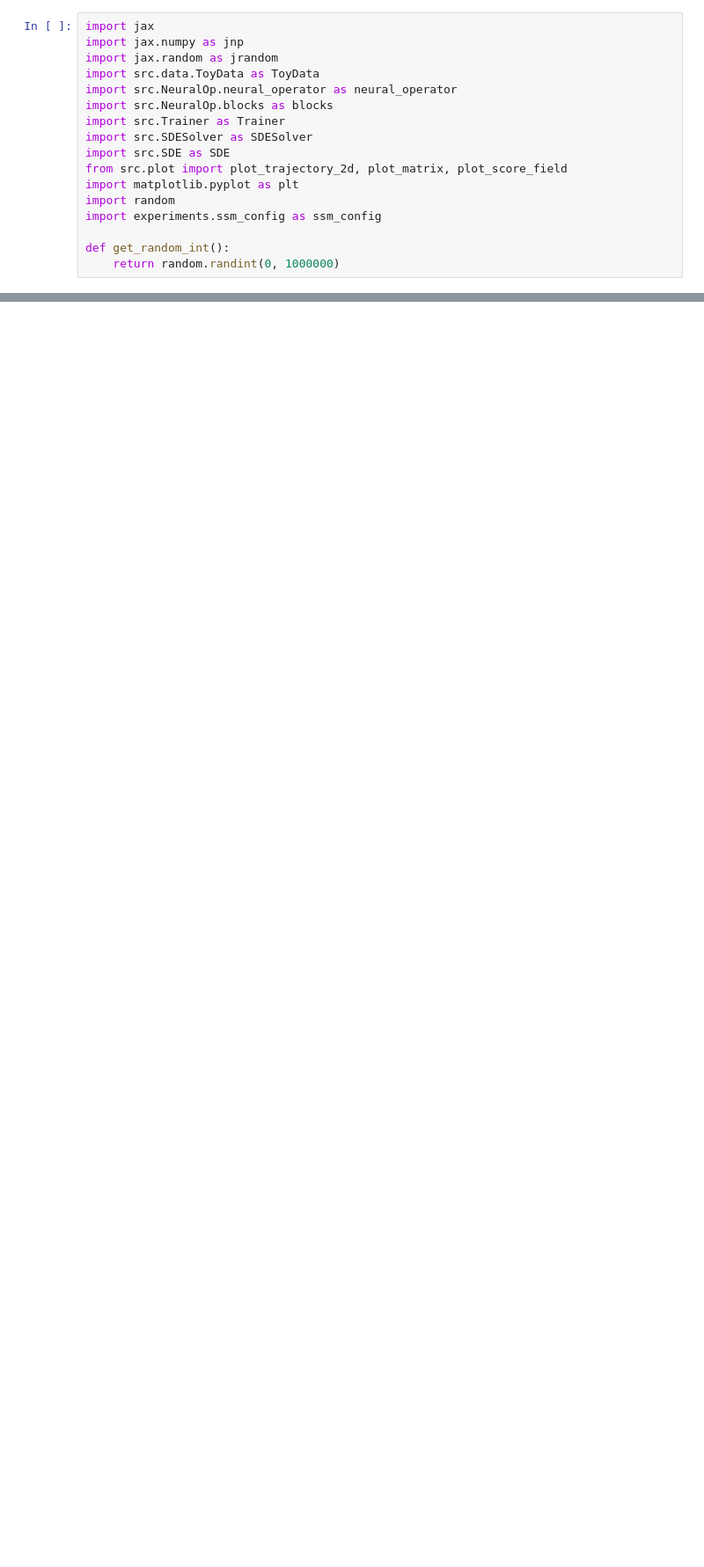
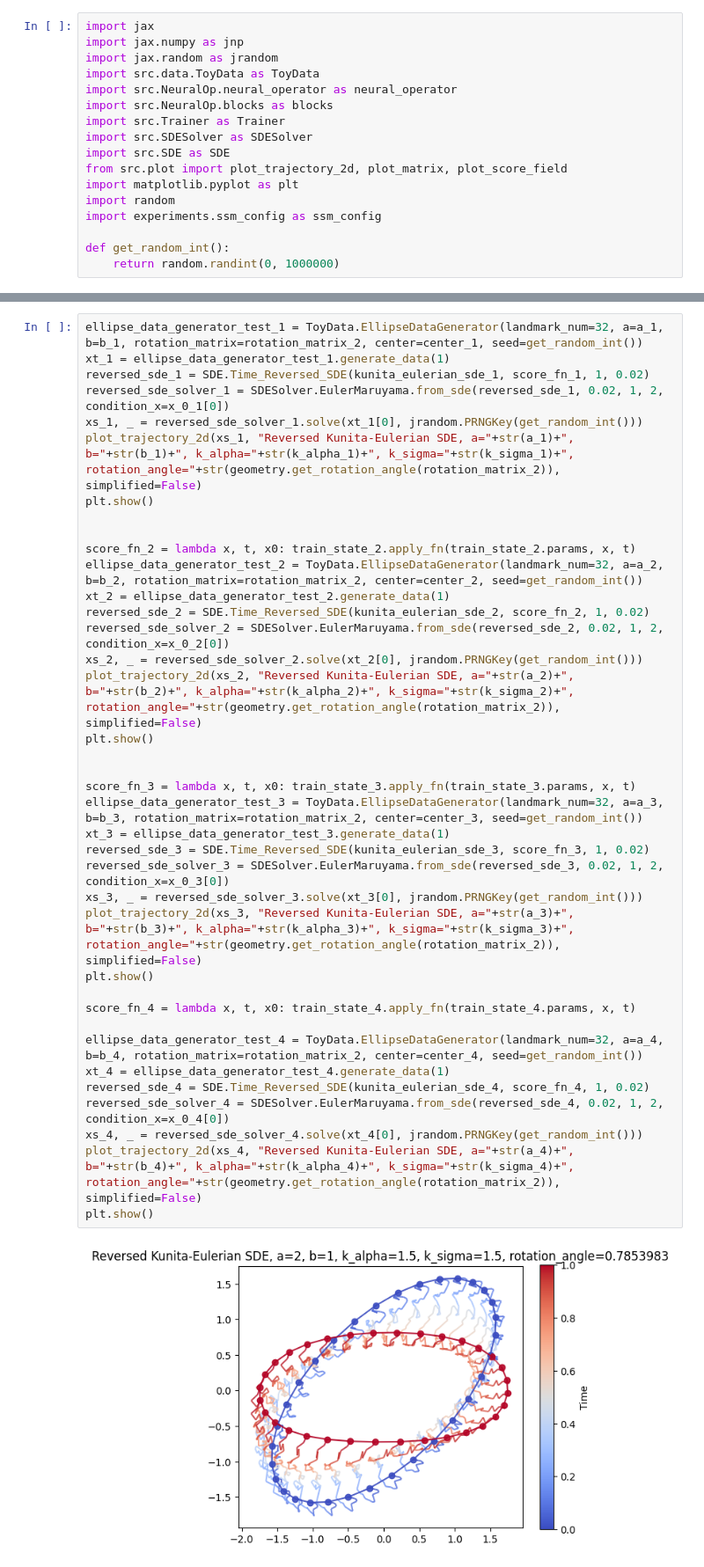
Before and after one commit to MateosCz/DSM_learning_notebook, a Jupyter notebook: neuralOP.ipynb, the cells around one changed output, grey strips where cells are left out. Shown at 88% size. Drawn from its saved outputs; the diff is of its cells as text; blank space fills up the shorter version.

```diff
--- a/neuralOP.ipynb
+++ b/neuralOP.ipynb
@@ -185,0 +188,40 @@ plt.show()
+# %%
+ellipse_data_generator_test_1 = ToyData.EllipseDataGenerator(landmark_num=32, a=a_1, b=b_1, rotation_matrix=rotation_matrix_2, center=center_1, seed=get_random_int())
+xt_1 = ellipse_data_generator_test_1.generate_data(1)
+reversed_sde_1 = SDE.Time_Reversed_SDE(kunita_eulerian_sde_1, score_fn_1, 1, 0.02)
+reversed_sde_solver_1 = SDESolver.EulerMaruyama.from_sde(reversed_sde_1, 0.02, 1, 2, condition_x=x_0_1[0])
+xs_1, _ = reversed_sde_solver_1.solve(xt_1[0], jrandom.PRNGKey(get_random_int()))
+plot_trajectory_2d(xs_1, "Reversed Kunita-Eulerian SDE, a="+str(a_1)+", b="+str(b_1)+", k_alpha="+str(k_alpha_1)+", k_sigma="+str(k_sigma_1)+", rotation_angle="+str(geometry.get_rotation_angle(rotation_matrix_2)), simplified=False)
+plt.show()
+
+
+score_fn_2 = lambda x, t, x0: train_state_2.apply_fn(train_state_2.params, x, t)
+ellipse_data_generator_test_2 = ToyData.EllipseDataGenerator(landmark_num=32, a=a_2, b=b_2, rotation_matrix=rotation_matrix_2, center=center_2, seed=get_random_int())
+xt_2 = ellipse_data_generator_test_2.generate_data(1)
+reversed_sde_2 = SDE.Time_Reversed_SDE(kunita_eulerian_sde_2, score_fn_2, 1, 0.02)
+reversed_sde_solver_2 = SDESolver.EulerMaruyama.from_sde(reversed_sde_2, 0.02, 1, 2, condition_x=x_0_2[0])
+xs_2, _ = reversed_sde_solver_2.solve(xt_2[0], jrandom.PRNGKey(get_random_int()))
+plot_trajectory_2d(xs_2, "Reversed Kunita-Eulerian SDE, a="+str(a_2)+", b="+str(b_2)+", k_alpha="+str(k_alpha_2)+", k_sigma="+str(k_sigma_2)+", rotation_angle="+str(geometry.get_rotation_angle(rotation_matrix_2)), simplified=False)
+plt.show()
+
+
+score_fn_3 = lambda x, t, x0: train_state_3.apply_fn(train_state_3.params, x, t)
+ellipse_data_generator_test_3 = ToyData.EllipseDataGenerator(landmark_num=32, a=a_3, b=b_3, rotation_matrix=rotation_matrix_2, center=center_3, seed=get_random_int())
+xt_3 = ellipse_data_generator_test_3.generate_data(1)
+reversed_sde_3 = SDE.Time_Reversed_SDE(kunita_eulerian_sde_3, score_fn_3, 1, 0.02)
+reversed_sde_solver_3 = SDESolver.EulerMaruyama.from_sde(reversed_sde_3, 0.02, 1, 2, condition_x=x_0_3[0])
+xs_3, _ = reversed_sde_solver_3.solve(xt_3[0], jrandom.PRNGKey(get_random_int()))
+plot_trajectory_2d(xs_3, "Reversed Kunita-Eulerian SDE, a="+str(a_3)+", b="+str(b_3)+", k_alpha="+str(k_alpha_3)+", k_sigma="+str(k_sigma_3)+", rotation_angle="+str(geometry.get_rotation_angle(rotation_matrix_2)), simplified=False)
+plt.show()
+
+score_fn_4 = lambda x, t, x0: train_state_4.apply_fn(train_state_4.params, x, t)
+
+ellipse_data_generator_test_4 = ToyData.EllipseDataGenerator(landmark_num=32, a=a_4, b=b_4, rotation_matrix=rotation_matrix_2, center=center_4, seed=get_random_int())
+xt_4 = ellipse_data_generator_test_4.generate_data(1)
+reversed_sde_4 = SDE.Time_Reversed_SDE(kunita_eulerian_sde_4, score_fn_4, 1, 0.02)
+reversed_sde_solver_4 = SDESolver.EulerMaruyama.from_sde(reversed_sde_4, 0.02, 1, 2, condition_x=x_0_4[0])
+xs_4, _ = reversed_sde_solver_4.solve(xt_4[0], jrandom.PRNGKey(get_random_int()))
+plot_trajectory_2d(xs_4, "Reversed Kunita-Eulerian SDE, a="+str(a_4)+", b="+str(b_4)+", k_alpha="+str(k_alpha_4)+", k_sigma="+str(k_sigma_4)+", rotation_angle="+str(geometry.get_rotation_angle(rotation_matrix_2)), simplified=False)
+plt.show()
+# %% [output]
+[figure, added]
```
Also changed, not shown: parts of 4 cells of this notebook, 2 other files.
